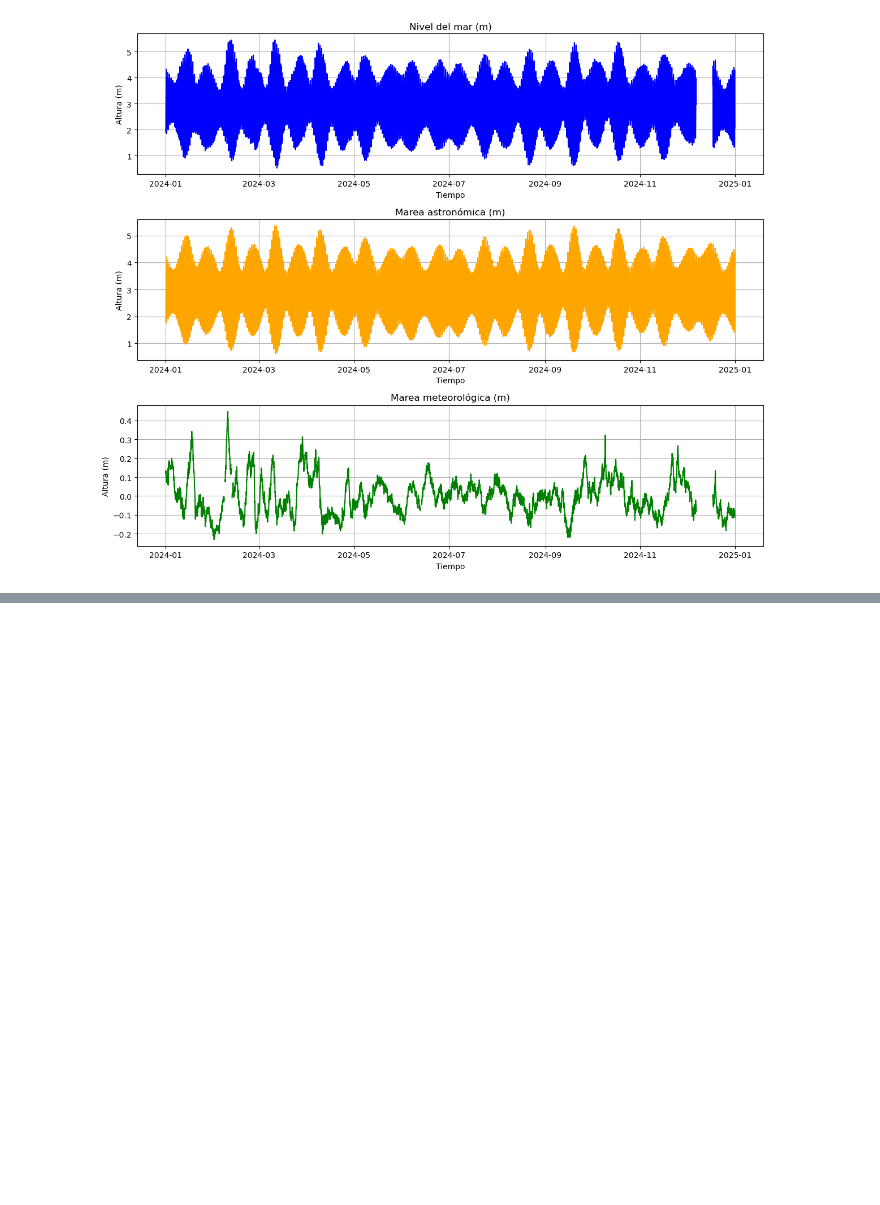
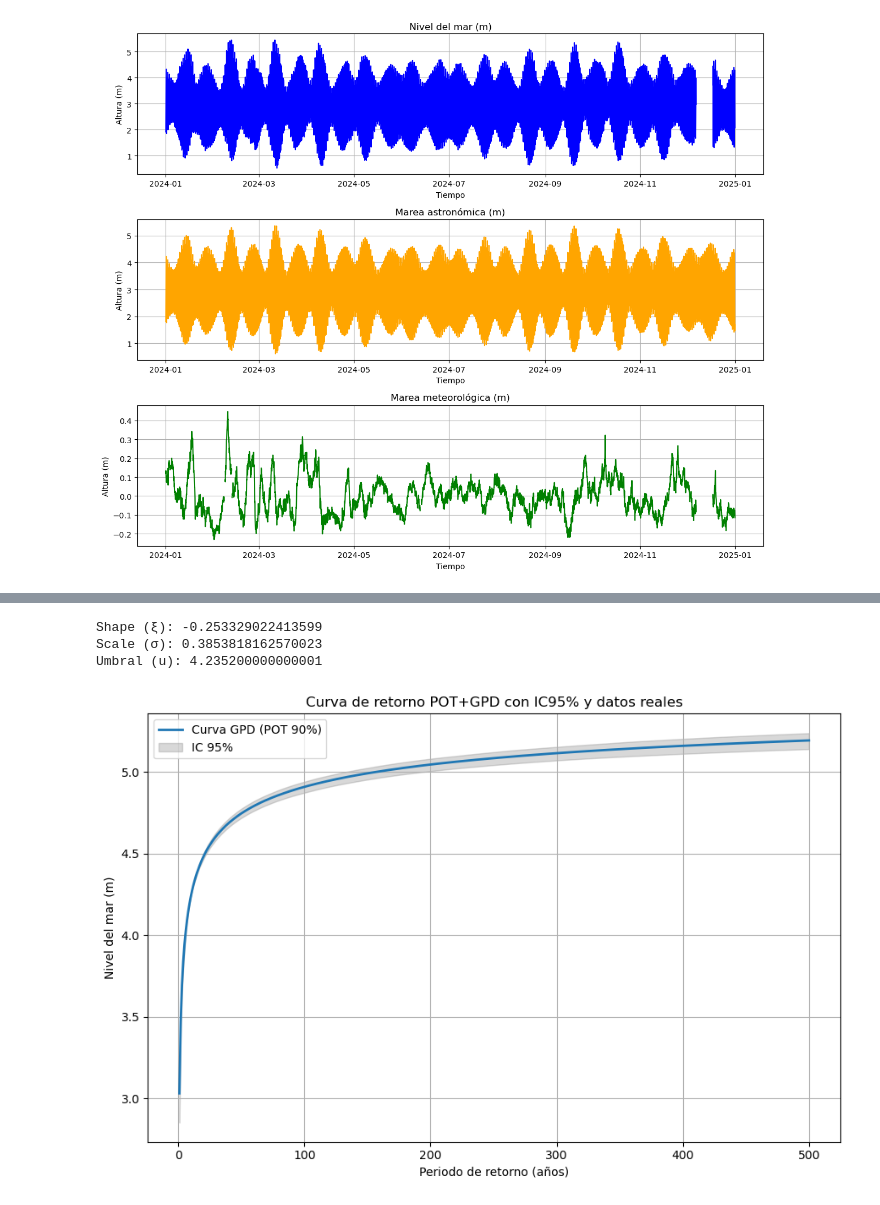
Before and after one commit to WillyCarballo-Lafuente/MicroDatosIA, a Jupyter notebook: first-practice/Santander_SeaLvl.ipynb, the cells around one changed output, grey strips where cells are left out. Cells and saved outputs as stored; diff of their text form; code cells hidden in the pictures; blank space fills up the shorter version.

```diff
--- a/first-practice/Santander_SeaLvl.ipynb
+++ b/first-practice/Santander_SeaLvl.ipynb
@@ -173,0 +186,60 @@ Parámetros Normal para MM: media=-0.0001, desviación estándar=0.0969
+# %%
+# Peaks over threshold (POT) mediante la Distribución Generalizada de Pareto (GPD)
+threshold = np.percentile(nm_values, 90) # umbral en el percentil 90
+exceedances = nm_values[nm_values > threshold] - threshold  # excedencias sobre el umbral
+
+# Parámetros GPD
+shape, loc, scale = genpareto.fit(exceedances, floc=0)
+
+print(f"Shape (ξ): {shape}")
+print(f"Scale (σ): {scale}")
+print(f"Umbral (u): {threshold}")
+
+# Serie de tiempos para la curva de retorno
+T = np.linspace(1, 500, 500)  # años
+lambda_exceed = len(exceedances) / len(nm_values)   # tasa de excedencias
+
+# Curva principal
+return_levels = threshold + (scale/shape) * ((T * lambda_exceed)**shape - 1)
+
+#Intervalos de confianza al 95%
+n_boot = 500          # número de resamples
+boot_curves = np.zeros((n_boot, len(T)))
+
+for i in range(n_boot):
+    # Muestreo bootstrap de excedencias
+    boot_sample = np.random.choice(exceedances, size=len(exceedances), replace=True)
+
+    # Ajuste GPD a la muestra bootstrap
+    b_shape, b_loc, b_scale = genpareto.fit(boot_sample, floc=0)
+
+    # Curva bootstrap
+    boot_curve = threshold + (b_scale/b_shape) * ((T * lambda_exceed)**b_shape - 1)
+    boot_curves[i, :] = boot_curve
+
+# Intervalos al 95%
+lower_CI = np.percentile(boot_curves, 2.5, axis=0)
+upper_CI = np.percentile(boot_curves, 97.5, axis=0)
+
+
+# Datos reales por encima del umbral
+real_exceeding_values = nm_values[nm_values > threshold]
+
+
+# Representación gráfica
+plt.figure(figsize=(9, 6))
+plt.plot(T, return_levels, label="Curva GPD (POT 90%)", linewidth=2)
+plt.fill_between(T, lower_CI, upper_CI, color="gray", alpha=0.3,
+                 label="IC 95%")
+plt.xlabel("Periodo de retorno (años)")
+plt.ylabel("Nivel del mar (m)")
+plt.title("Curva de retorno POT+GPD con IC95% y datos reales")
+plt.grid(True)
+plt.legend()
+plt.tight_layout()
+plt.show()
+# %% [output]
+Shape (ξ): -0.253329022413599
+Scale (σ): 0.3853818162570023
+Umbral (u): 4.235200000000001
+[figure, added]
```
Also changed, not shown: parts of 21 cells of this notebook, 2 other files.
